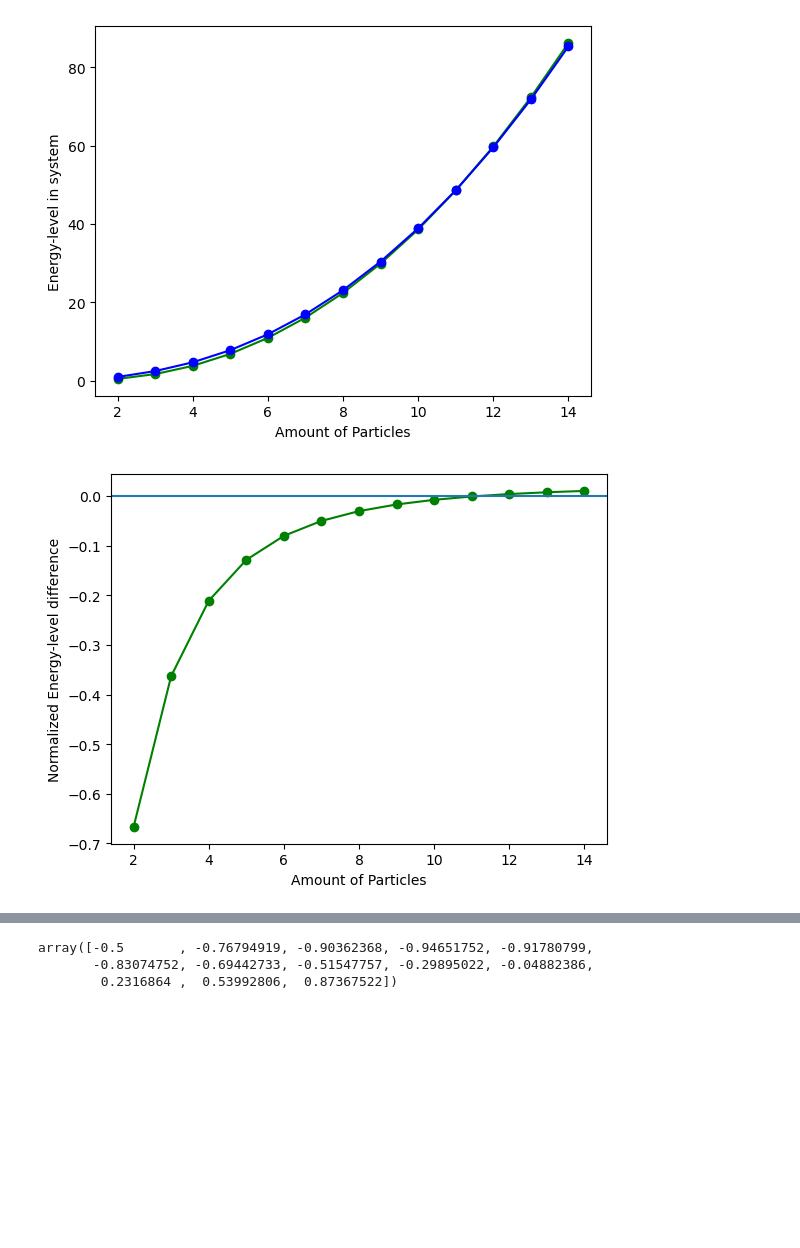
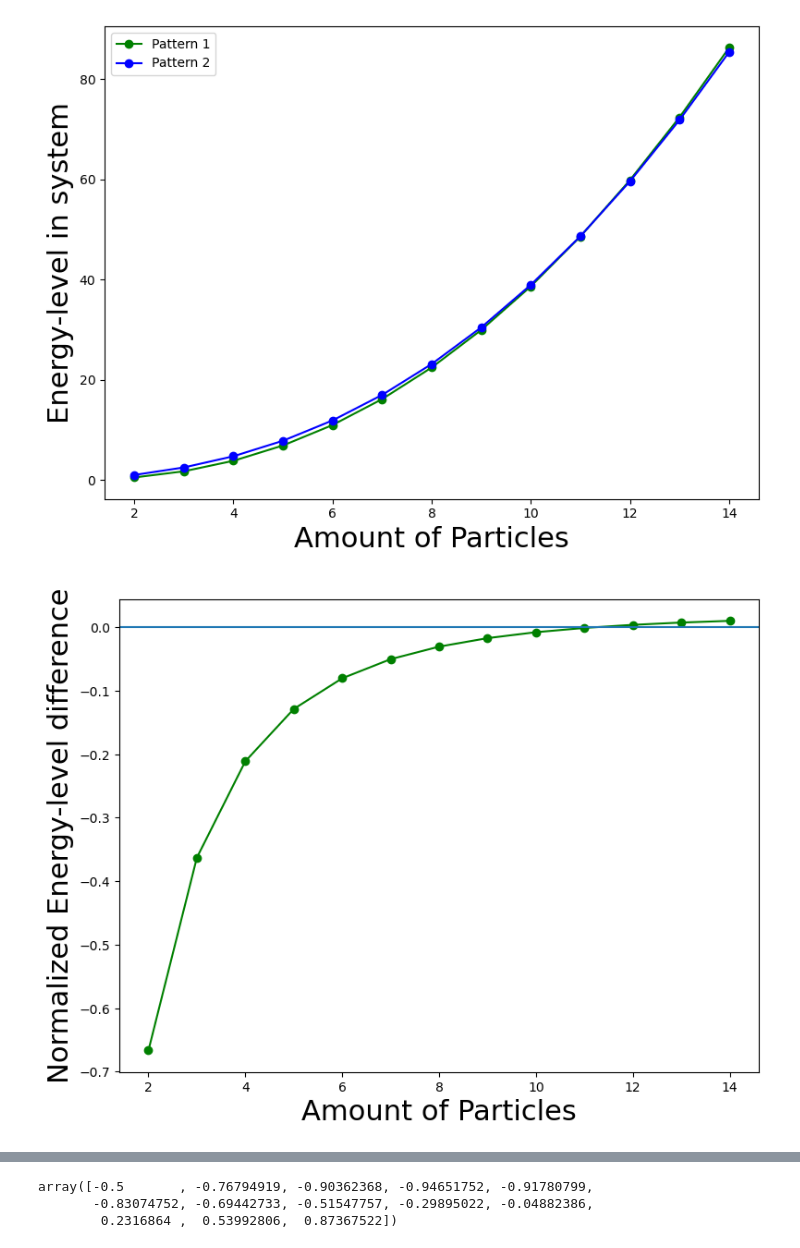
Before and after one commit to kuj24824/stochastic-simulations, a Jupyter notebook: Assignment3/Theory_Minima.ipynb, the cells around one changed output, grey strips where cells are left out. Drawn from its saved outputs; the diff is of its cells as text; code cells hidden in the pictures; blank space fills up the shorter version.

Commit message:
updated plots

```diff
--- a/Assignment3/Theory_Minima.ipynb
+++ b/Assignment3/Theory_Minima.ipynb
@@ -45,30 +45,38 @@ for i in range(num_startat,num_upto):
 # %%
 
 xaxis = np.arange(num_upto-num_startat) + num_startat
-plt.plot(xaxis,arr_base_circpoints,"-go")
-plt.plot(xaxis,arr_centr_circpoints,"-bo")
-plt.ylabel("Energy-level in system")
-plt.xlabel("Amount of Particles")
+plt.figure(figsize=(8,6))
+plt.plot(xaxis,arr_base_circpoints,"-go",label="Pattern 1")
+plt.plot(xaxis,arr_centr_circpoints,"-bo",label="Pattern 2")
+plt.ylabel("Energy-level in system", fontsize=22)
+plt.xlabel("Amount of Particles", fontsize=22)
+plt.legend()
+plt.tight_layout()
 plt.savefig('graphs/pattern_comparison.pdf')
 plt.show()
 
 
 avg_energy = (np.array(arr_base_circpoints)+np.array(arr_centr_circpoints))/2
 dif_energy = np.array(arr_base_circpoints)-np.array(arr_centr_circpoints)
+
+plt.figure(figsize=(8,6))
 plt.plot(xaxis,dif_energy/avg_energy,"-go")
 plt.axhline(0)
-plt.ylabel("Normalized Energy-level difference")
-plt.xlabel("Amount of Particles")
+plt.ylabel("Normalized Energy-level difference", fontsize=22)
+plt.xlabel("Amount of Particles", fontsize=22)
+plt.tight_layout()
 plt.savefig('graphs/pattern_difference1.pdf')
 plt.show()
 
 
+plt.figure(figsize=(8,6))
 plt.plot(xaxis,dif_energy,"-go")
 plt.axhline(0)
-plt.ylabel("Normalized Energy-level difference")
-plt.xlabel("Amount of Particles")
+plt.ylabel("Normalized Energy-level difference", fontsize=22)
+plt.xlabel("Amount of Particles", fontsize=22)
+plt.tight_layout()
 plt.savefig('graphs/pattern_difference2.pdf')
 plt.show()
 # %% [output]
-[figure, old version]
+[figure, new version]
-[figure, old version]
+[figure, new version]
```
Also changed, not shown: parts of 1 cell of this notebook, 3 other files.
